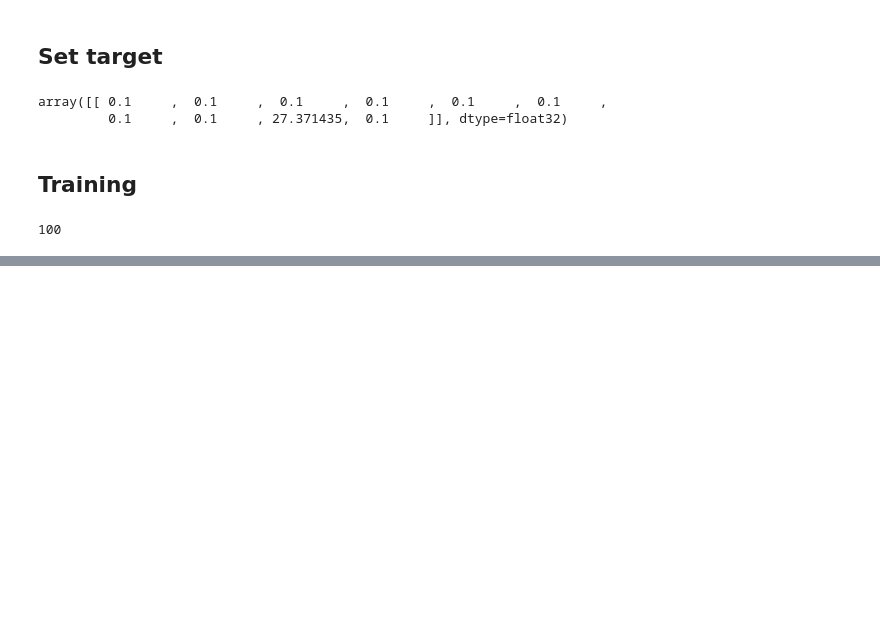
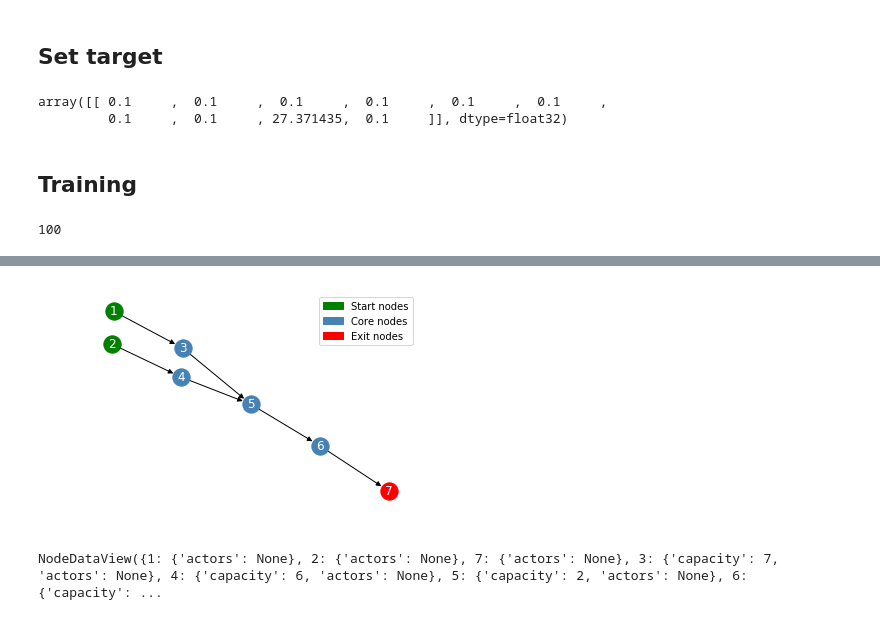
Before and after one commit to Olivier-Lakoue/Graph_ML_Problems, a Jupyter notebook: notebooks/[21]_DQN.ipynb, the cells around one changed output, grey strips where cells are left out. Cells and saved outputs as stored; diff of their text form; code cells hidden in the pictures; blank space fills up the shorter version.

```diff
--- a/notebooks/[21]_DQN.ipynb
+++ b/notebooks/[21]_DQN.ipynb
@@ -311,0 +328,10 @@ plt.show()
+# %%
+g = RandGraph(actors=1000,graph_type='simple')
+# %%
+g.plot()
+# %% [output]
+[figure, added]
+# %%
+g.graph.nodes(data=True)
+# %% [output]
+NodeDataView({1: {'actors': None}, 2: {'actors': None}, 7: {'actors': None}, 3: {'capacity': 7, 'actors': None}, 4: {'capacity': 6, 'actors': None}, 5: {'capacity': 2, 'actors': None}, 6: {'capacity': ...
```
Also changed, not shown: parts of 50 cells of this notebook, 1 other file.
